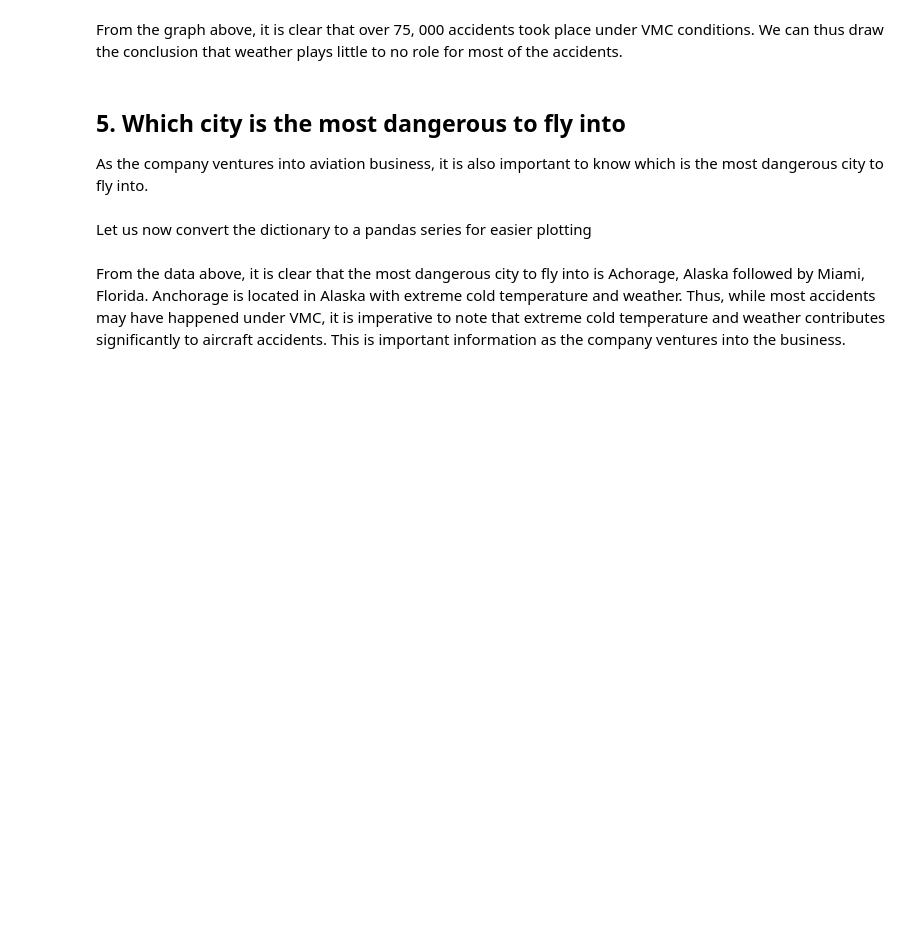
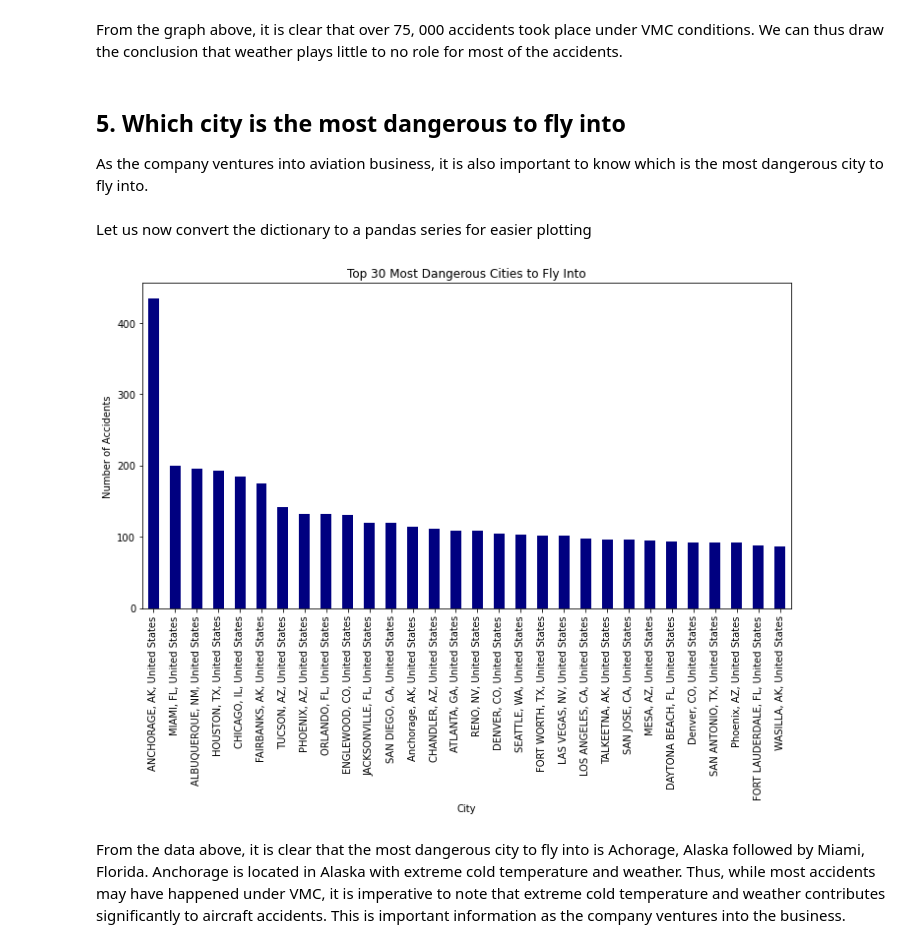
Before and after one commit to lilanhenry/lowest_risk_aircraft_phase1_project, a Jupyter notebook: student.ipynb, the cells around one changed output. Drawn from its saved outputs; the diff is of its cells as text; code cells hidden in the pictures; blank space fills up the shorter version.

```diff
--- a/student.ipynb
+++ b/student.ipynb
@@ -186,8 +220,11 @@ From the graph above, it is clear that over 75, 000 accidents took place under V
 ## 5. Which city is the most dangerous to fly into
 
 As the company ventures into aviation business, it is also important to know which is the most dangerous city to fly into.
+# %%
+# Create a new column combining Location and Country
+aviation_data['Location_Country'] = aviation_data['Location'] + ', ' + aviation_data['Country']
 # %%
-most_dangerous_cities = aviation_data['Location'].value_counts().head(30)
+most_dangerous_cities = aviation_data['Location_Country'].value_counts().head(30)
 # %% [markdown]
 Let us now convert the dictionary to a pandas series for easier plotting
 # %%
@@ -195,13 +232,15 @@ Let us now convert the dictionary to a pandas series for easier plotting
 most_dangerous_cities_series = pd.Series(most_dangerous_cities)
 # %%
 # Plotting the graph for least accidents per make
-plt.figure(figsize=(10, 6))
+plt.figure(figsize=(10, 8))
 most_dangerous_cities.plot(kind='bar', color='navy')
 plt.title('Top 30 Most Dangerous Cities to Fly Into')
 plt.xlabel('City')
 plt.ylabel('Number of Accidents')
 plt.xticks(rotation=90)  # Rotating the x-axis labels for better readability
 plt.tight_layout()  # Adjust layout to prevent label overlap
 plt.show()
+# %% [output]
+[figure, added]
 # %% [markdown]
 From the data above, it is clear that the most dangerous city to fly into is Achorage, Alaska followed by Miami, Florida. Anchorage is located in Alaska with extreme cold temperature and weather. Thus, while most accidents may have happened under VMC, it is imperative to note that extreme cold temperature and weather contributes significantly to aircraft accidents. This is important information as the company ventures into the business.
```
Also changed, not shown: parts of 13 cells of this notebook.
